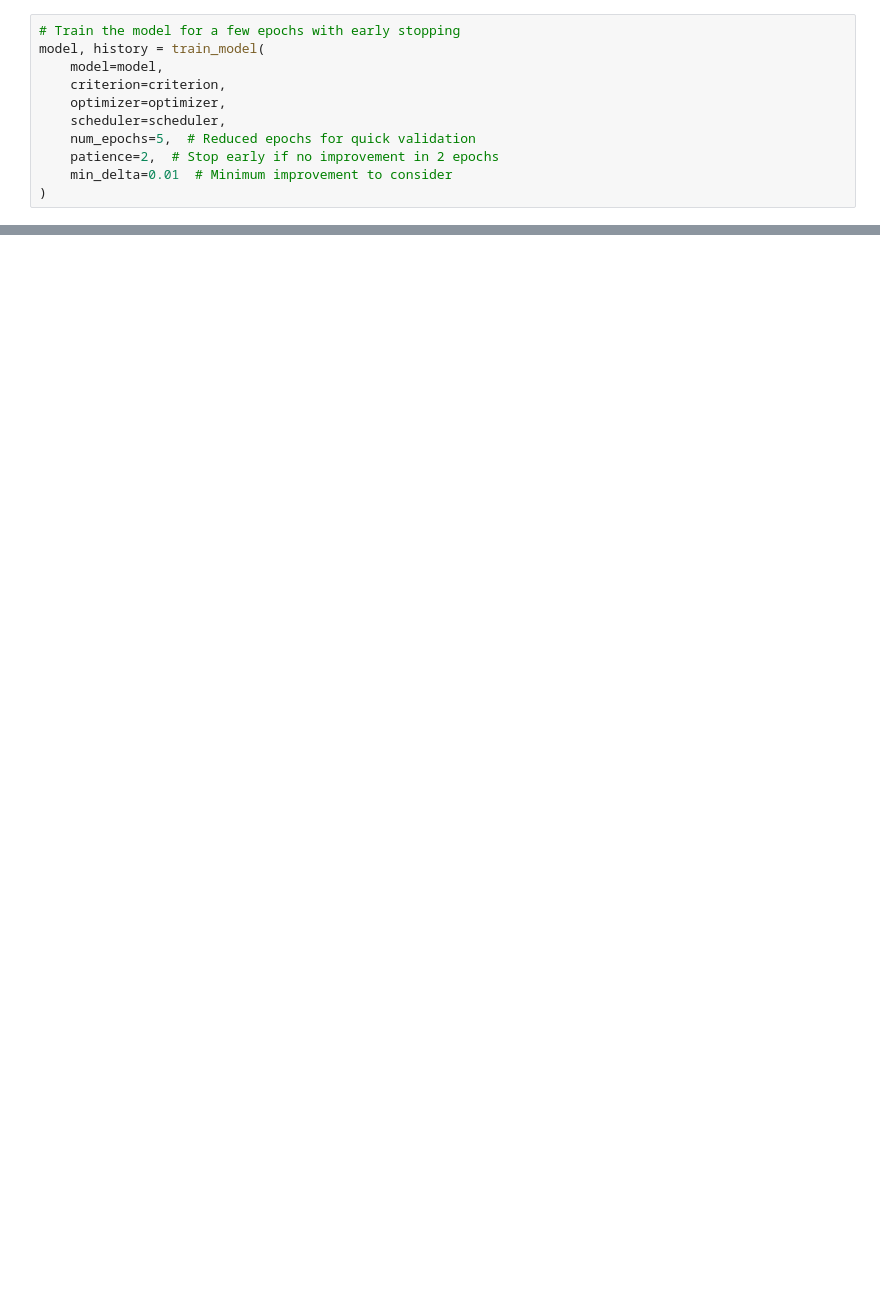
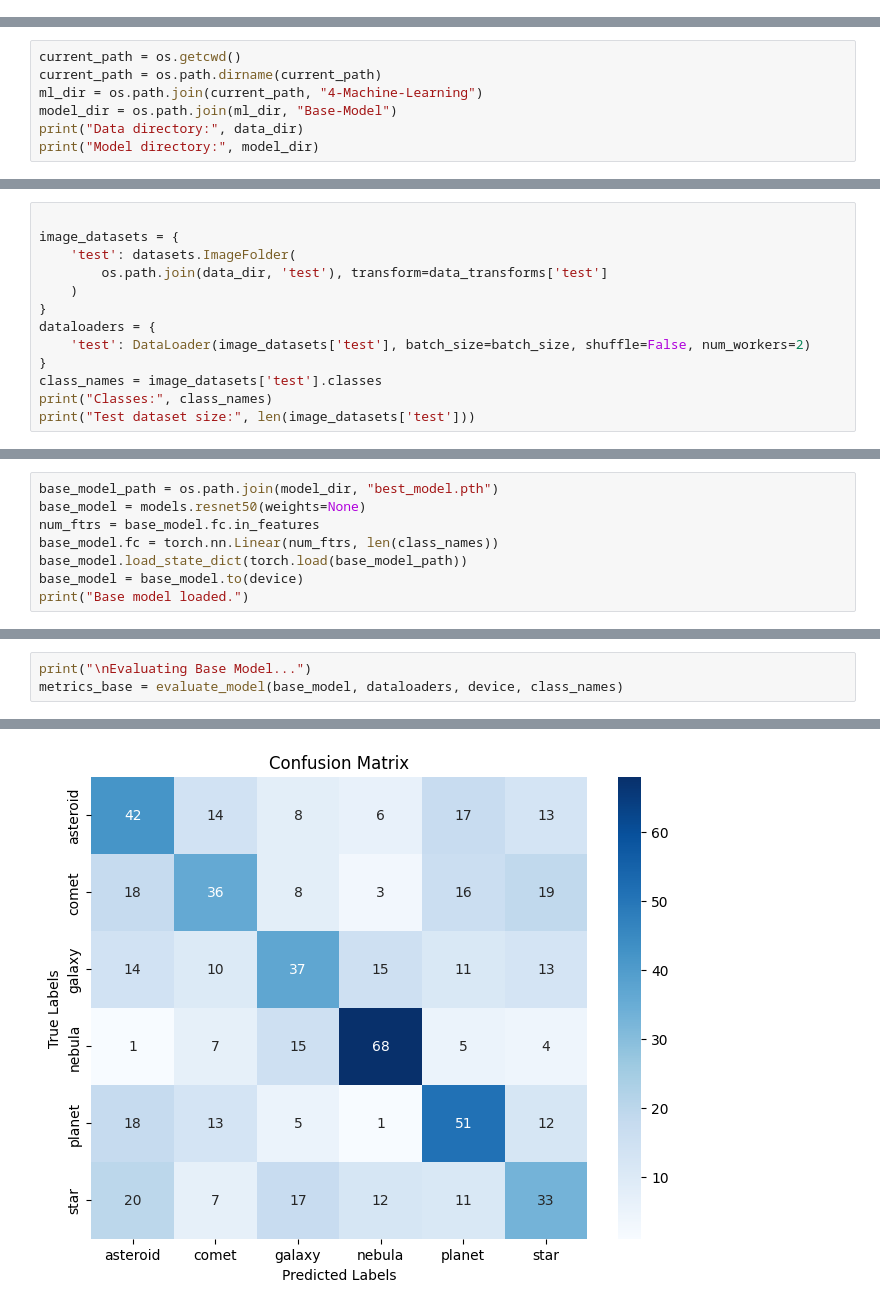
Before and after one commit to isi-mube/Cosmic-Morphology, a Jupyter notebook: 4-Machine-Learning/3-Evaluation.ipynb, the cells around one changed output, grey strips where cells are left out. Drawn from its saved outputs; the diff is of its cells as text; blank space fills up the shorter version.

```diff
--- a/4-Machine-Learning/3-Evaluation.ipynb
+++ b/4-Machine-Learning/3-Evaluation.ipynb
@@ -125,11 +0,0 @@ scheduler = lr_scheduler.StepLR(optimizer, step_size=scheduler_step_size, gamma=
-# %%
-# Train the model for a few epochs with early stopping
-model, history = train_model(
-    model=model,
-    criterion=criterion,
-    optimizer=optimizer,
-    scheduler=scheduler,
-    num_epochs=5,  # Reduced epochs for quick validation
-    patience=2,  # Stop early if no improvement in 2 epochs
-    min_delta=0.01  # Minimum improvement to consider
-)
@@ -139,0 +21,7 @@ plot_training_history(history)
+# %%
+current_path = os.getcwd()
+current_path = os.path.dirname(current_path)
+ml_dir = os.path.join(current_path, "4-Machine-Learning")
+model_dir = os.path.join(ml_dir, "Base-Model")
+print("Data directory:", data_dir)
+print("Model directory:", model_dir)
@@ -139,0 +45,13 @@ plot_training_history(history)
+# %%
+
+image_datasets = {
+    'test': datasets.ImageFolder(
+        os.path.join(data_dir, 'test'), transform=data_transforms['test']
+    )
+}
+dataloaders = {
+    'test': DataLoader(image_datasets['test'], batch_size=batch_size, shuffle=False, num_workers=2)
+}
+class_names = image_datasets['test'].classes
+print("Classes:", class_names)
+print("Test dataset size:", len(image_datasets['test']))
@@ -139,0 +109,8 @@ plot_training_history(history)
+# %%
+base_model_path = os.path.join(model_dir, "best_model.pth")
+base_model = models.resnet50(weights=None)
+num_ftrs = base_model.fc.in_features
+base_model.fc = torch.nn.Linear(num_ftrs, len(class_names))
+base_model.load_state_dict(torch.load(base_model_path))
+base_model = base_model.to(device)
+print("Base model loaded.")
@@ -139,0 +119,4 @@ plot_training_history(history)
+# %%
+print("\nEvaluating Base Model...")
+metrics_base = evaluate_model(base_model, dataloaders, device, class_names)
+# %% [output]
@@ -139,0 +140 @@ plot_training_history(history)
+[figure, added]
```
Also changed, not shown: parts of 36 cells of this notebook.
